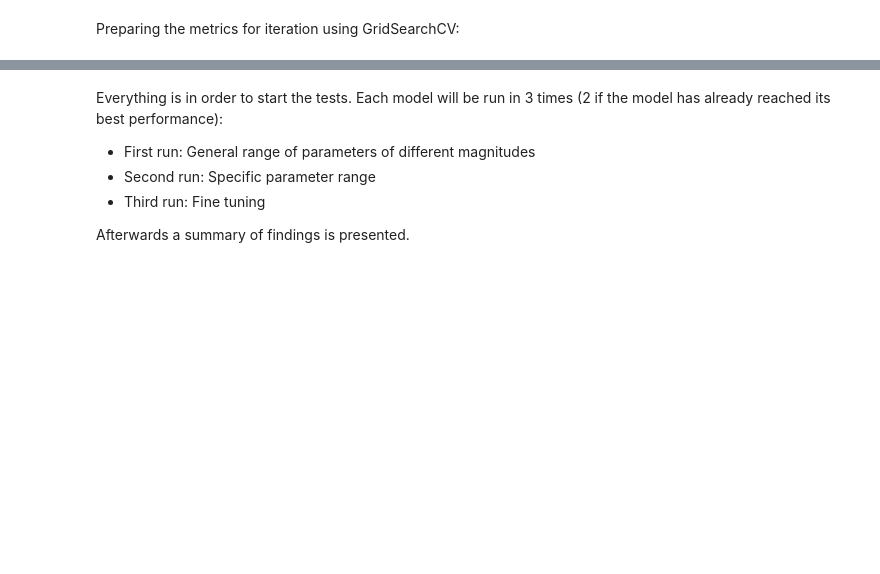
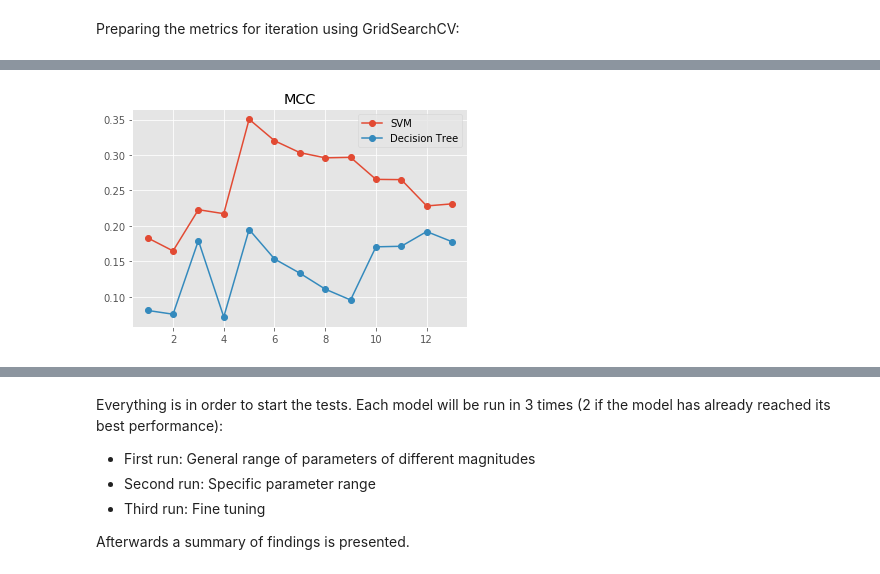
Before and after one commit to fmaletski/enron-poi-identifier, a Jupyter notebook: workflow.ipynb, the cells around one changed output, grey strips where cells are left out. Drawn from its saved outputs; the diff is of its cells as text; code cells hidden in the pictures; blank space fills up the shorter version.

```diff
--- a/workflow.ipynb
+++ b/workflow.ipynb
@@ -456,0 +552,4 @@ def print_summary(clf):
+# %%
+from sklearn.feature_selection import SelectKBest
+selector = SelectKBest()
+selector.fit(df[features], df.poi)
@@ -456,0 +592,32 @@ def print_summary(clf):
+# %%
+def test_k(features_list, k):
+    features = df[features_list[0:k]].values
+    labels = df.poi.values
+    parameters = {'class_weight': ['balanced'], 'random_state': [42]}
+    clf1 = GridSearchCV(LinearSVC(), parameters, scoring=scorers,
+                   n_jobs=10, cv=cv, refit='mcc', verbose=0)
+    clf1.fit(features, labels)
+    mcc1 = clf1.cv_results_['mean_test_mcc'][clf1.best_index_]
+    f11 =  clf1.cv_results_['mean_test_f1'][clf1.best_index_]
+    pre1 = clf1.cv_results_['mean_test_precision'][clf1.best_index_]
+    rec1 = clf1.cv_results_['mean_test_recall'][clf1.best_index_]
+    acc1 = clf1.cv_results_['mean_test_accuracy'][clf1.best_index_]
+
+    clf2 = GridSearchCV(DecisionTreeClassifier(), parameters, scoring=scorers,
+                   n_jobs=10, cv=cv, refit='mcc', verbose=0)
+    clf2.fit(features, labels)
+    mcc2 = clf2.cv_results_['mean_test_mcc'][clf2.best_index_]
+    f12 =  clf2.cv_results_['mean_test_f1'][clf2.best_index_]
+    pre2 = clf2.cv_results_['mean_test_precision'][clf2.best_index_]
+    rec2 = clf2.cv_results_['mean_test_recall'][clf2.best_index_]
+    acc2 = clf2.cv_results_['mean_test_accuracy'][clf2.best_index_]
+
+    results = [features_list[k-1], k, mcc1, f11, pre1, rec1, acc1, mcc2, f12, pre2, rec2, acc2]
+    return results
+# %%
+test_results = []
+for k in range(1,14):
+    print('Testing k={}'.format(k))
+    result = test_k(features_ranked, k)
+    test_results.append(result)
+print('Finished')
@@ -456,0 +639,4 @@ def print_summary(clf):
+# %%
+result = pd.DataFrame(test_results, columns=['feature added', 'k', 'svc_mcc', 'svc_f1', 'svc_pre', 'svc_rec', 'svc_acc',
+                                        'dt_mcc', 'dt_f1', 'dt_pre', 'dt_rec', 'dt_acc'])
+result
@@ -456,0 +658,7 @@ def print_summary(clf):
+# %%
+plt.plot(result['k'], result['svc_mcc'], 'o-', result['k'], result['dt_mcc'], 'o-')
+plt.title('MCC')
+plt.legend(['SVM', 'Decision Tree'])
+plt.show()
+# %% [output]
+[figure, added]
```
Also changed, not shown: parts of 140 cells of this notebook, 13 other files.
